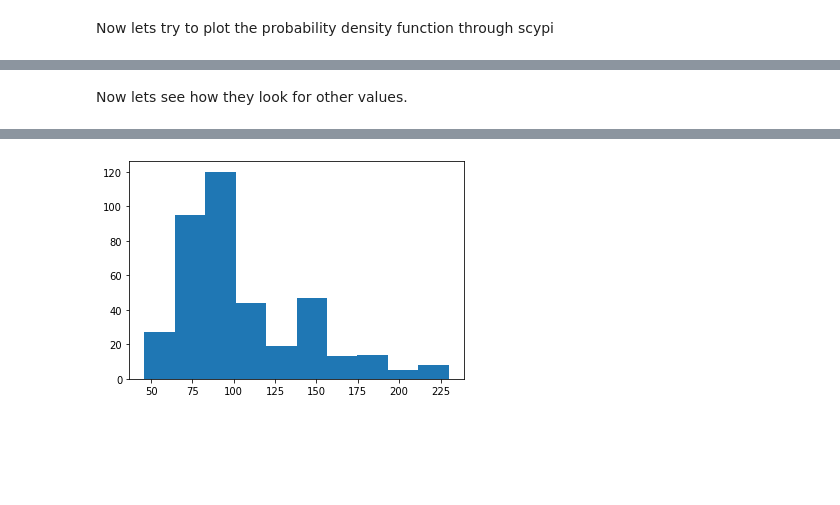
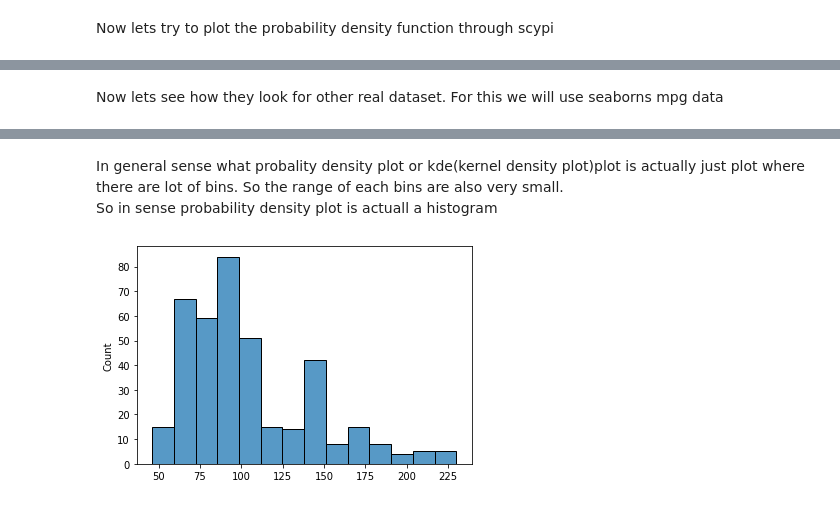
Before and after one commit to shoabahamed/khanacademy-statistics-and-probability, a Jupyter notebook: plotting_normal_distribution_graph.ipynb, the cells around one changed output, grey strips where cells are left out. Cells and saved outputs as stored; diff of their text form; code cells hidden in the pictures; blank space fills up the shorter version.

```diff
--- a/plotting_normal_distribution_graph.ipynb
+++ b/plotting_normal_distribution_graph.ipynb
@@ -91,5 +100,5 @@ plt.hist(datas, density=True, stacked=True)
 # %% [markdown]
-Now lets see how they look for other values.
+Now lets see how they look for other real dataset. For this we will use seaborns mpg data
 # %%
 cars = sns.load_dataset('mpg').dropna()
 cars.head()
@@ -102,8 +111,11 @@ cars.head()
 | 4 | 17.0 | 8 | 302.0 | 140.0 | 3449 | 10.5 | 70 | usa | ford torino |
 # %%
 horsepower = cars.horsepower.values
+# %% [markdown]
+<p>In general sense what probality density plot or kde(kernel density plot)plot is actually just plot where there are lot of bins. So the range of each bins are also very small.<br>
+So in sense probability density plot is actuall a histogram</p>
 # %%
-plt.hist(horsepower)
+sns.histplot(horsepower)
 plt.show()
 # %% [output]
-[figure, old version]
+[figure, new version]
```
Also changed, not shown: parts of 32 cells of this notebook.
